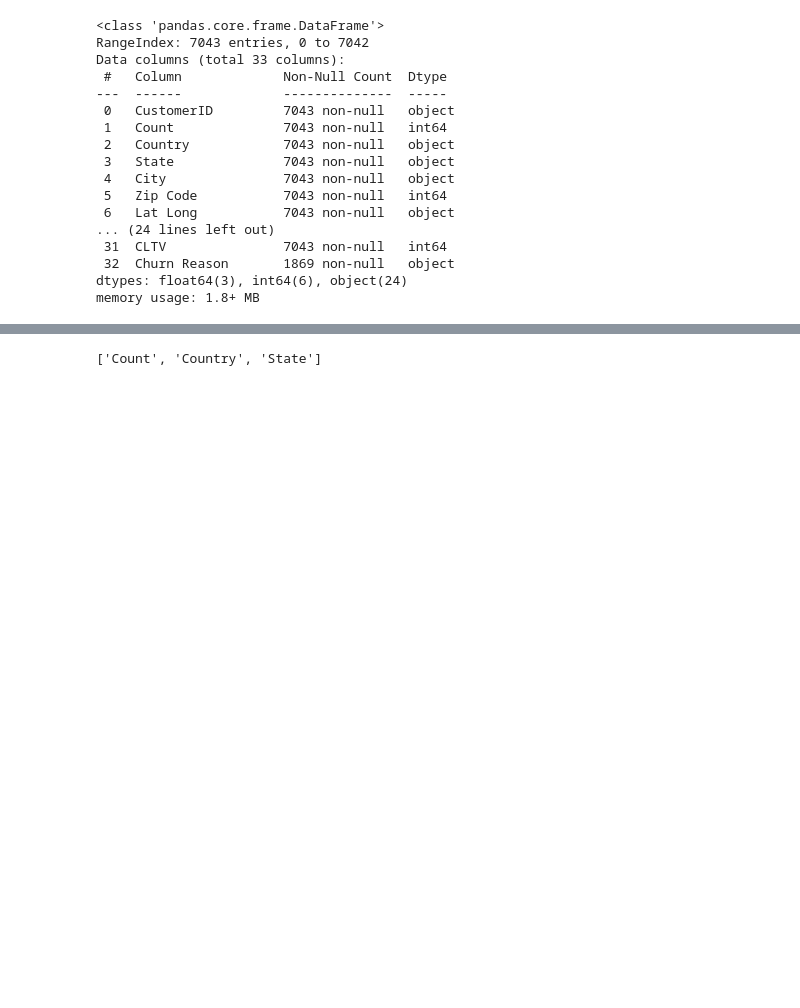
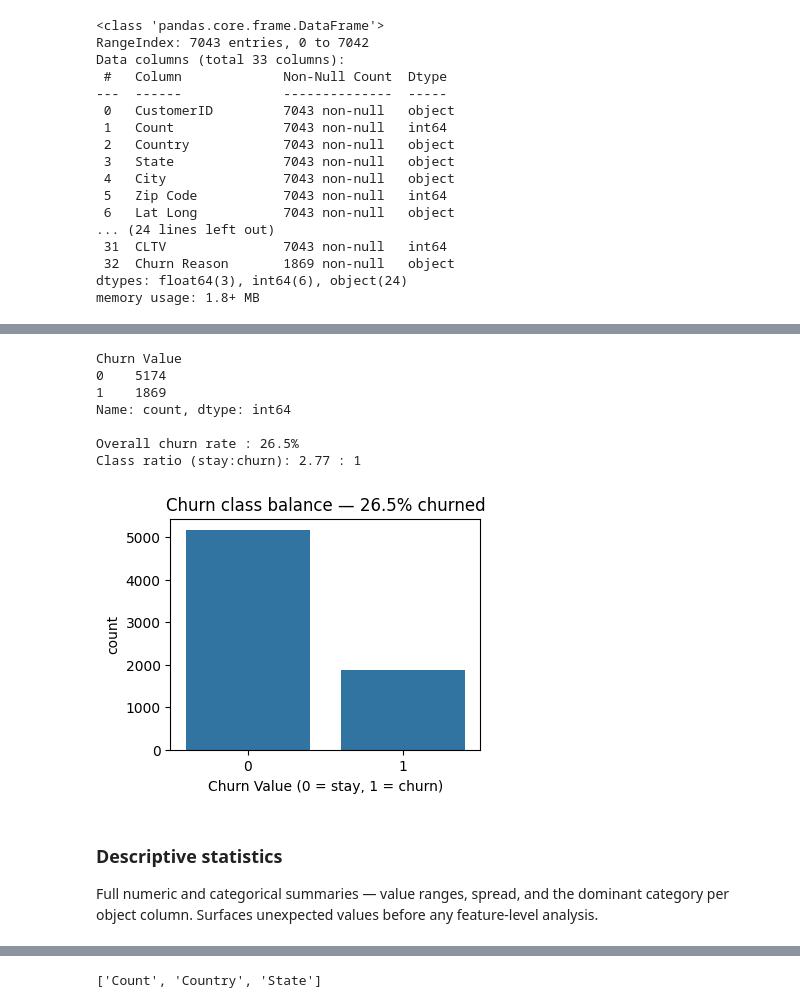
Before and after one commit to git-to-aswin/Customer-Churn-Prediction, a Jupyter notebook: notebook/EDA.ipynb, the cells around one changed output, grey strips where cells are left out. Cells and saved outputs as stored; diff of their text form; code cells hidden in the pictures; blank space fills up the shorter version.

```diff
--- a/notebook/EDA.ipynb
+++ b/notebook/EDA.ipynb
@@ -57,0 +67,28 @@ memory usage: 1.8+ MB
+# %%
+# --- Target variable: class balance ---
+churn_counts = df['Churn Value'].value_counts().sort_index()
+churn_rate = df['Churn Value'].mean()
+
+print(churn_counts)
+print(f"\nOverall churn rate : {churn_rate:.1%}")
+print(f"Class ratio (stay:churn): {churn_counts[0] / churn_counts[1]:.2f} : 1")
+
+plt.figure(figsize=(4, 3))
+sns.countplot(x=df['Churn Value'])
+plt.title(f'Churn class balance — {churn_rate:.1%} churned')
+plt.xlabel('Churn Value (0 = stay, 1 = churn)')
+plt.show()
+# %% [output]
+Churn Value
+0    5174
+1    1869
+Name: count, dtype: int64
+
+Overall churn rate : 26.5%
+Class ratio (stay:churn): 2.77 : 1
+[figure, added]
+# %% [markdown]
+### Descriptive statistics
+
+Full numeric and categorical summaries — value ranges, spread, and the dominant category per
+object column. Surfaces unexpected values before any feature-level analysis.
```
Also changed, not shown: parts of 19 cells of this notebook.
